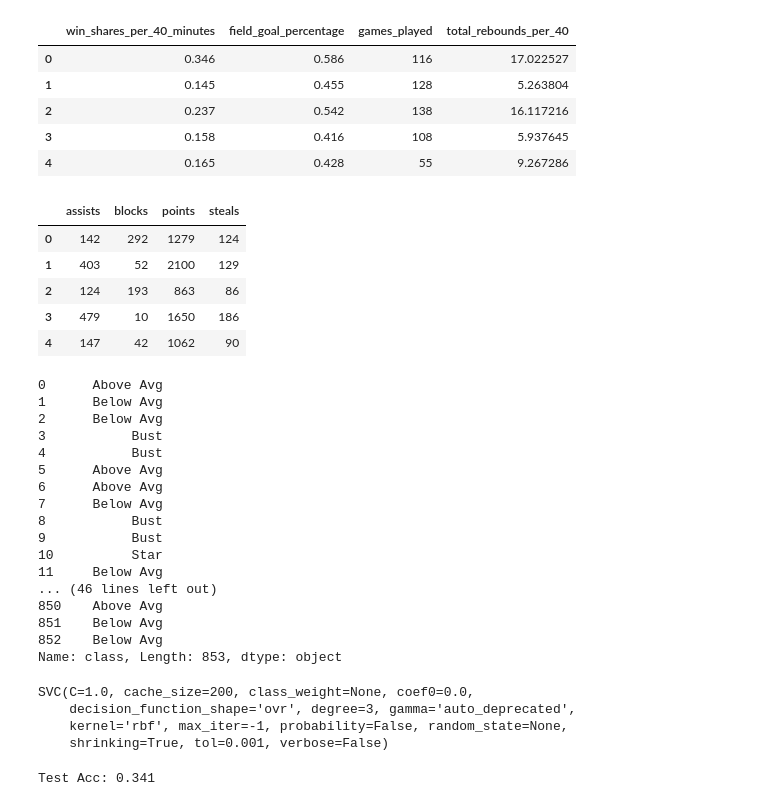
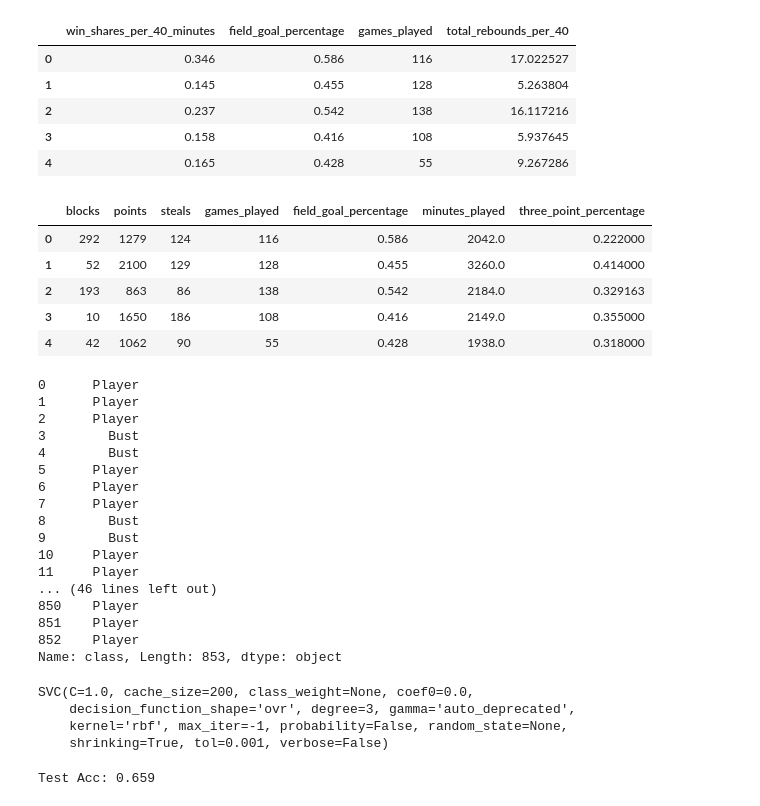
Before and after one commit to woodfin8/Draft_Machine, a Jupyter notebook: SVM Model.ipynb, the cells around one changed output. Cells and saved outputs as stored; diff of their text form; code cells hidden in the pictures.

```diff
--- a/SVM Model.ipynb
+++ b/SVM Model.ipynb
@@ -47,0 +89,5 @@ dtype: object
+# %%
+df = pd.DataFrame(data1,columns=["blocks","points","steals","games_played","field_goal_percentage", "minutes_played","three_point_percentage"])
+
+corrMatrix = df.corr()
+print (corrMatrix)
@@ -67,36 +115,36 @@ X.head()
 | 3 | 0.158 | 0.416 | 108 | 5.937645 |
 | 4 | 0.165 | 0.428 | 55 | 9.267286 |
 # %%
-#X = df[["assists","blocks","points","steals"]]
-#X.head()
+X = df[["blocks","points","steals","games_played","field_goal_percentage", "minutes_played","three_point_percentage"]]
+X.head()
 # %% [output]
-|  | assists | blocks | points | steals |
-| 0 | 142 | 292 | 1279 | 124 |
-| 1 | 403 | 52 | 2100 | 129 |
-| 2 | 124 | 193 | 863 | 86 |
-| 3 | 479 | 10 | 1650 | 186 |
-| 4 | 147 | 42 | 1062 | 90 |
+|  | blocks | points | steals | games_played | field_goal_percentage | minutes_played | three_point_percentage |
+| 0 | 292 | 1279 | 124 | 116 | 0.586 | 2042.0 | 0.222000 |
+| 1 | 52 | 2100 | 129 | 128 | 0.455 | 3260.0 | 0.414000 |
+| 2 | 193 | 863 | 86 | 138 | 0.542 | 2184.0 | 0.329163 |
+| 3 | 10 | 1650 | 186 | 108 | 0.416 | 2149.0 | 0.355000 |
+| 4 | 42 | 1062 | 90 | 55 | 0.428 | 1938.0 | 0.318000 |
 # %%
 target = df["class"]
 target_names = ["Players","Bust"]
 target
 # %% [output]
-0      Above Avg
-1      Below Avg
-2      Below Avg
-3           Bust
-4           Bust
-5      Above Avg
-6      Above Avg
-7      Below Avg
-8           Bust
-9           Bust
-10          Star
-11     Below Avg
+0      Player
+1      Player
+2      Player
+3        Bust
+4        Bust
+5      Player
+6      Player
+7      Player
+8        Bust
+9        Bust
+10     Player
+11     Player
 ... (46 lines left out)
-850    Above Avg
-851    Below Avg
-852    Below Avg
+850    Player
+851    Player
+852    Player
 Name: class, Length: 853, dtype: object
 # %%
 #data = df.drop("class", axis =1)
@@ -118,7 +166,7 @@ SVC(C=1.0, cache_size=200, class_weight=None, coef0=0.0,
 # %%
 print('Test Acc: %.3f' %model.score(X_test, y_test))
 # %% [output]
-Test Acc: 0.341
+Test Acc: 0.659
 # %%
 #calculate classification report
 from sklearn.metrics import classification_report
```
Also changed, not shown: parts of 6 cells of this notebook.
